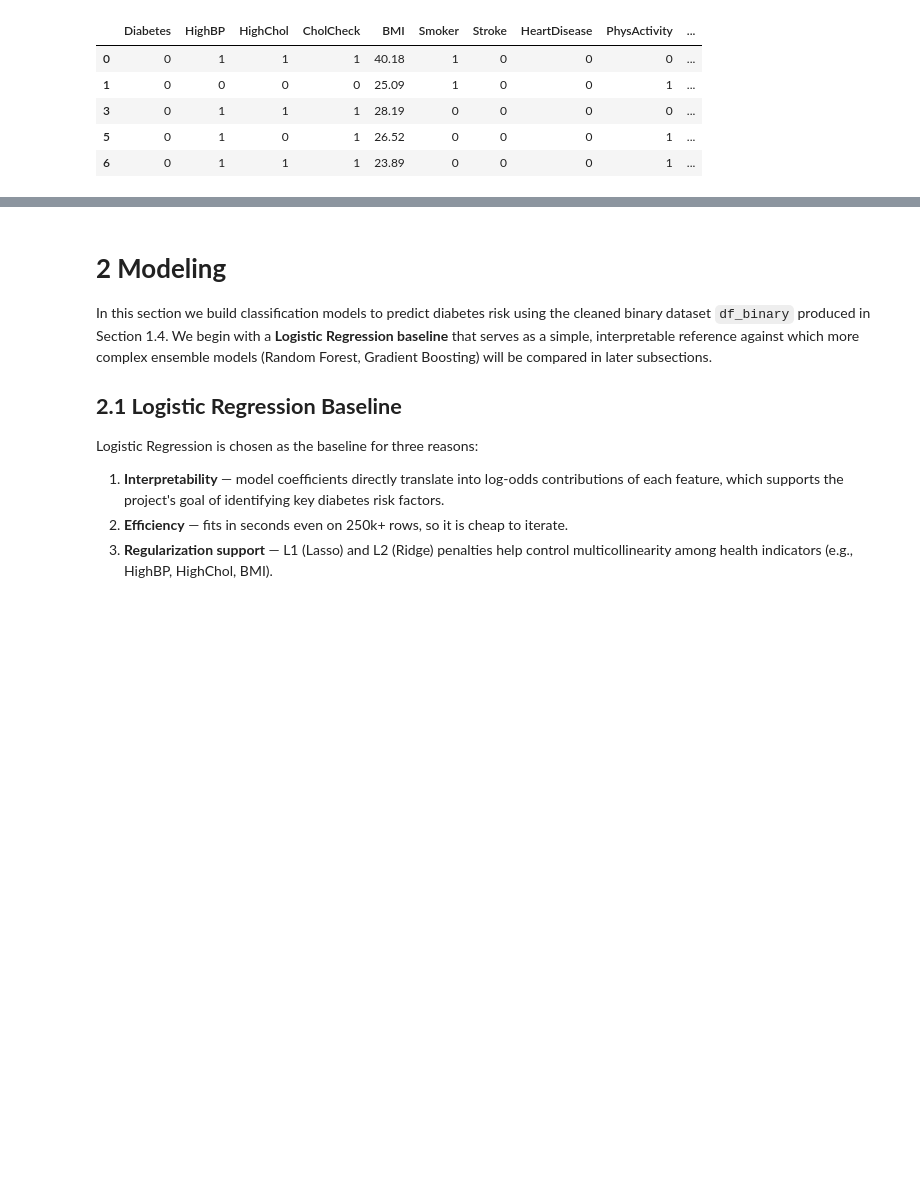
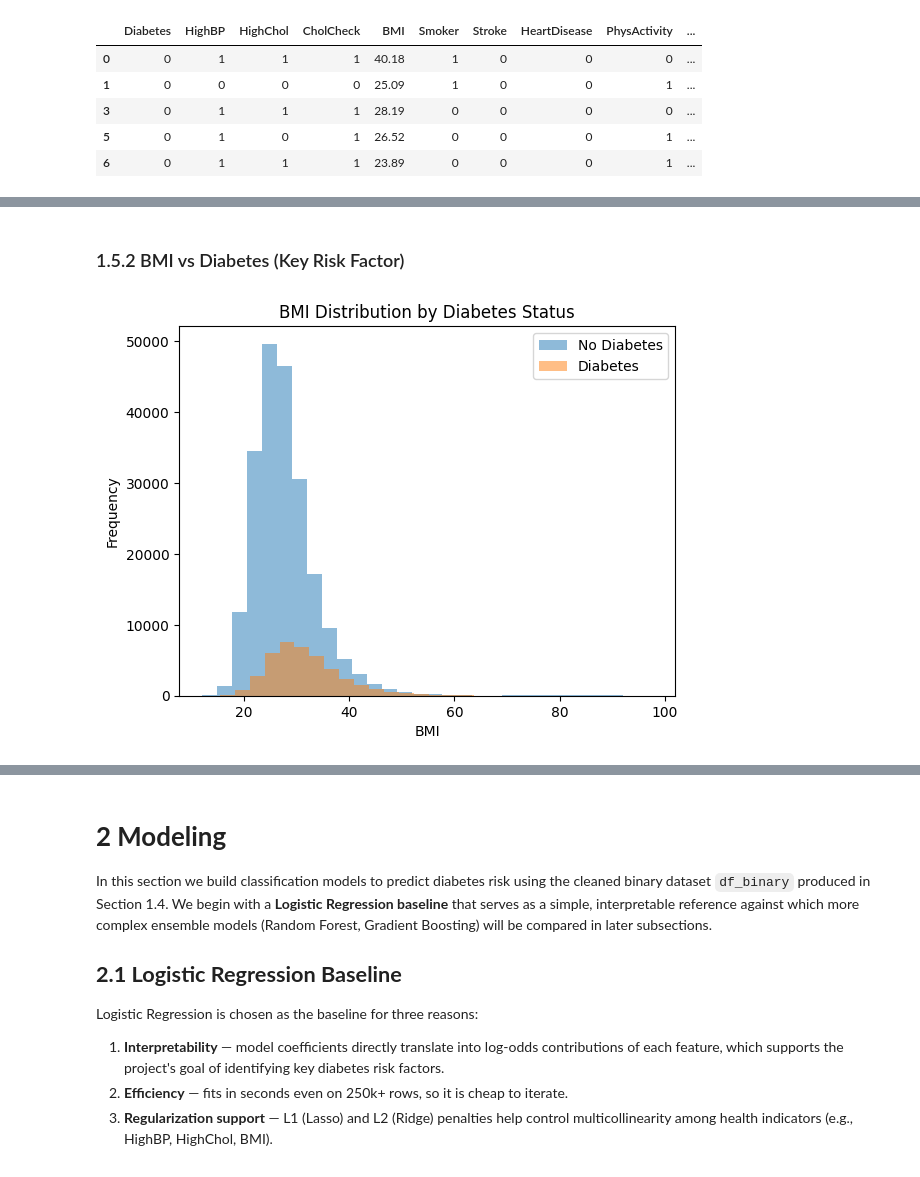
Before and after one commit to LixiJiang/CIS5450Final, a Jupyter notebook: CIS5450_Final_Project.ipynb, the cells around one changed output, grey strips where cells are left out. Cells and saved outputs as stored; diff of their text form; code cells hidden in the pictures; blank space fills up the shorter version.

```diff
--- a/CIS5450_Final_Project.ipynb
+++ b/CIS5450_Final_Project.ipynb
@@ -517,0 +555,13 @@ Name: count, dtype: int64
+# %% [markdown]
+### 1.5.2 BMI vs Diabetes (Key Risk Factor)
+# %%
+plt.figure()
+plt.hist(df_no_diab["BMI"], bins=30, alpha=0.5, label="No Diabetes")
+plt.hist(df_diab["BMI"], bins=30, alpha=0.5, label="Diabetes")
+plt.title("BMI Distribution by Diabetes Status")
+plt.xlabel("BMI")
+plt.ylabel("Frequency")
+plt.legend()
+plt.show()
+# %% [output]
+[figure, added]
```
Also changed, not shown: parts of 12 cells of this notebook.
